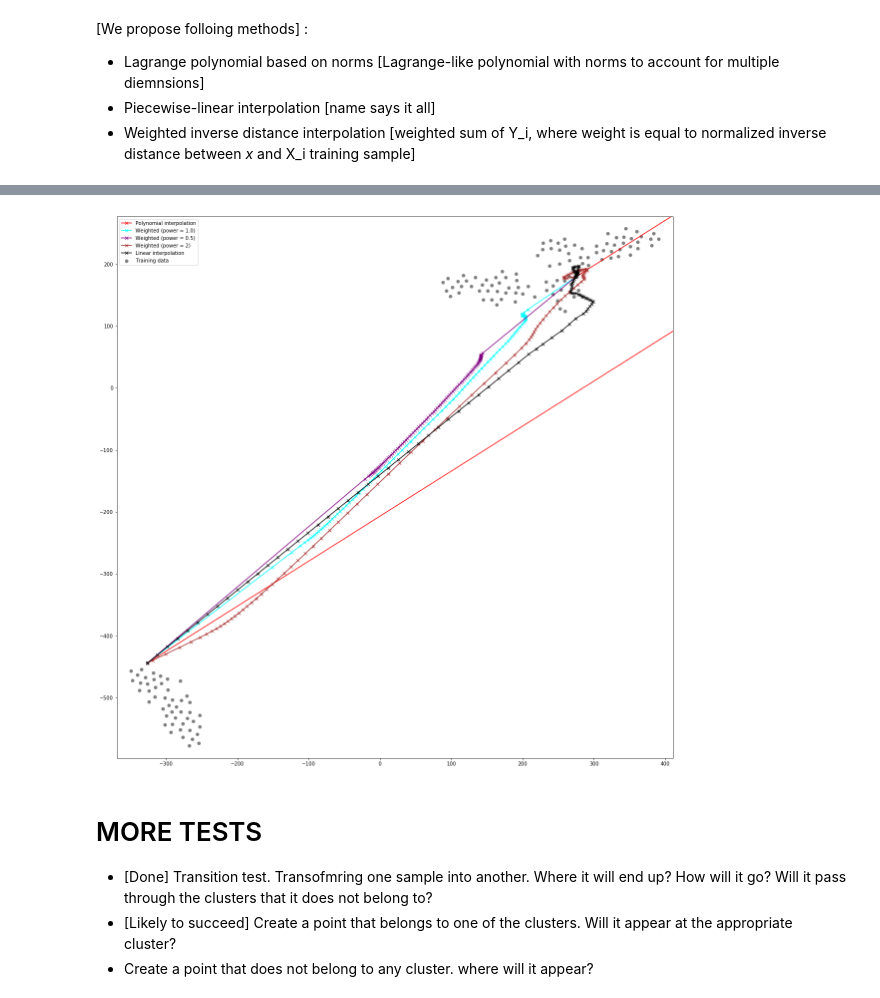
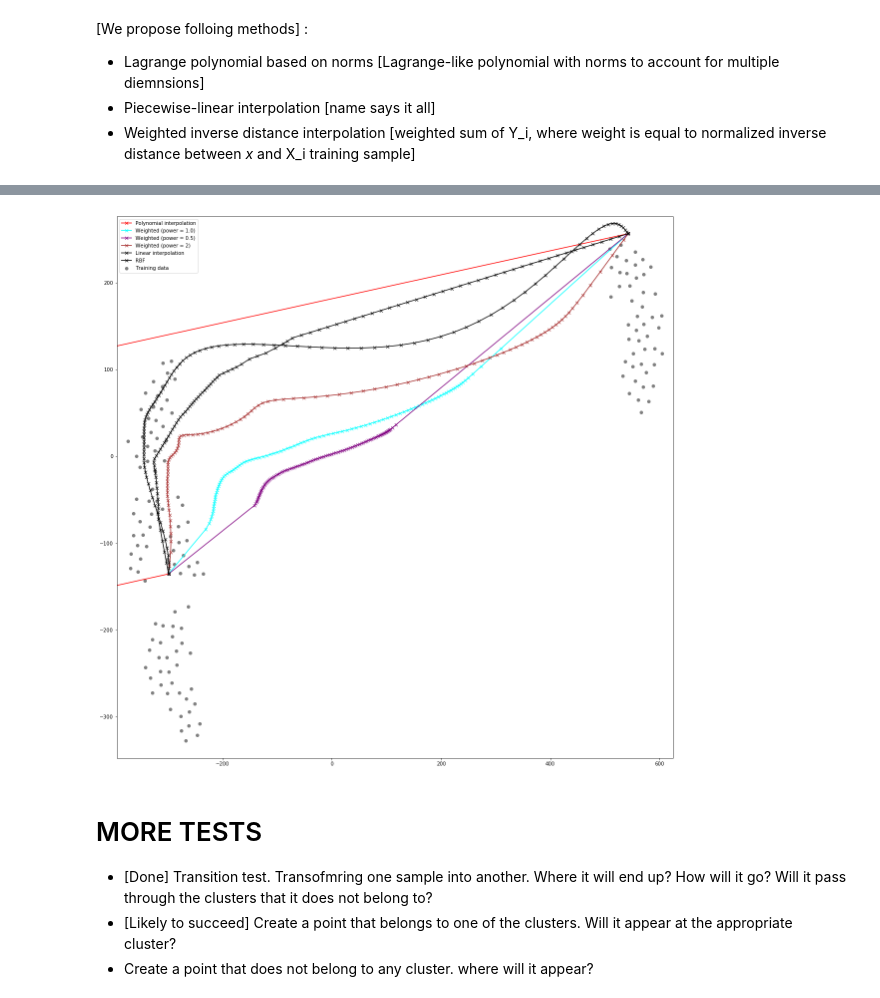
Before and after one commit to andreyboytsov/LION-tSNE, a Jupyter notebook: Dynamic TSNE.ipynb, the cells around one changed output, grey strips where cells are left out. Saved outputs shown, nothing was run; the diff lists cells and outputs as text; code cells hidden in the pictures.

```diff
--- a/Dynamic TSNE.ipynb
+++ b/Dynamic TSNE.ipynb
@@ -18,6 +18,11 @@ Both datasets were taken from scikit-learn [ref] package.
 data_digits = datasets.load_digits()
 X_digits = data_digits.images.reshape((-1, 64)) # 8x8 image to 64-length vector
 labels_digits = data_digits.target
+
+temp = np.ascontiguousarray(X_digits).view(np.dtype((np.void, X_digits.dtype.itemsize * X_digits.shape[1])))
+_, un_idx = np.unique(temp, return_index=True)
+X_digits = X_digits[un_idx, :]
+labels_digits = labels_digits[un_idx]
 # %%
 # Run TSNE
 dTSNE_digits = dynamic_tsne.DynamicTSNE(perplexity=20)
@@ -77,8 +83,8 @@ We design the following test:
 
 There are no formal criteria, [we just hope for insights]
 # %%
-start_index = 0
-end_index = 300
+start_index = 75
+end_index = 228
 steps = 100
 X_digits_transition = [X_digits[start_index, :] + (X_digits[end_index,:] - X_digits[start_index, :])*i/steps
                        for i in range(steps+1)]
@@ -324,12 +398,14 @@ embedder_weighted_half_iris = dTSNE_iris.generate_embedding_function(embedding_f
 embedder_weighted_2_iris = dTSNE_iris.generate_embedding_function(embedding_function_type='weighted-inverse-distance',
                                               function_kwargs={'power' : 2})
 embedder_linear_iris = dTSNE_iris.generate_embedding_function(embedding_function_type='linear')
+embedder_rbf_iris = dTSNE_iris.generate_embedding_function(embedding_function_type='rbf')
 # %%
 y_poly_iris = embedder_poly_iris(Xtransition_iris, verbose = 2)
 y_w_1_iris = embedder_weighted_one_iris(Xtransition_iris)
 y_w_half_iris = embedder_weighted_half_iris(Xtransition_iris)
 y_w_2_iris = embedder_weighted_2_iris(Xtransition_iris)
 y_linear_iris = embedder_linear_iris(Xtransition_iris)
+y_rbf_iris = embedder_rbf_iris(Xtransition_iris)
 # %% [output]
 makeshift-lagrange-norm: Embedding sample  0
 makeshift-lagrange-norm: Embedding sample  1
@@ -351,34 +427,36 @@ makeshift-lagrange-norm: Embedding sample  100
 # %%
 plt.gcf().set_size_inches(20, 20)
 legend_list = list()
 plt.scatter(Y_iris[:, 0], Y_iris[:, 1], c='gray')
 
 #X_far = [100]*64
 #y_far = embedder_weighted_one(X_far)
 
 #plt.scatter(y_far[:, 0], y_far[:, 1], c='red',marker='x')
 
 plt.plot(y_poly_iris[:, 0], y_poly_iris[:, 1], color='red', marker='x')
 legend_list.append("Polynomial interpolation")
 plt.plot(y_w_1_iris[:, 0], y_w_1_iris[:, 1], color='cyan', marker = 'x')
 legend_list.append("Weighted (power = 1.0)")
 plt.plot(y_w_half_iris[:, 0], y_w_half_iris[:, 1], color='purple', marker = 'x')
 legend_list.append("Weighted (power = 0.5)")
 plt.plot(y_w_2_iris[:, 0], y_w_2_iris[:, 1], color='brown', marker = 'x')
 legend_list.append("Weighted (power = 2)")
 plt.plot(y_linear_iris[:, 0], y_linear_iris[:, 1], color='black', marker = 'x')
 legend_list.append("Linear interpolation")
+plt.plot(y_rbf_iris[:, 0], y_rbf_iris[:, 1], color='black', marker = 'x')
+legend_list.append("RBF")
 
 
 legend_list.append("Training data")
 legend_list.append("Far away point")
 
 plt.xlim([np.min(Y_iris[:, 0])-20, np.max(Y_iris[:, 0])+20])
 plt.ylim([np.min(Y_iris[:, 1])-20, np.max(Y_iris[:, 1])+20])
 plt.legend(legend_list)
 plt.show()
 # %% [output]
-[figure, old version]
+[figure, new version]
 # %% [markdown]
 # MORE TESTS
 - [Done] Transition test. Transofmring one sample into another. Where it will end up? How will it go? Will it pass through the clusters that it does not belong to?
```
Also changed, not shown: parts of 18 cells of this notebook, 28 other files.
